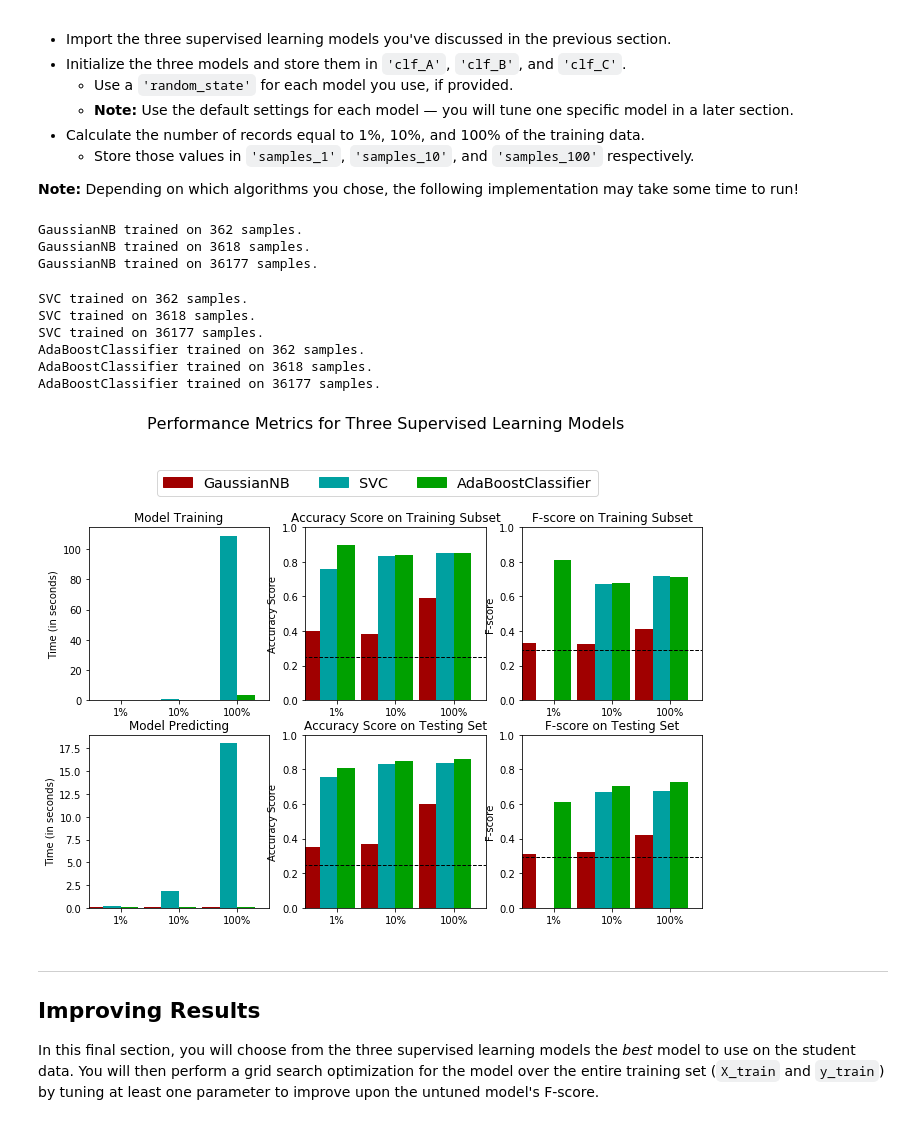
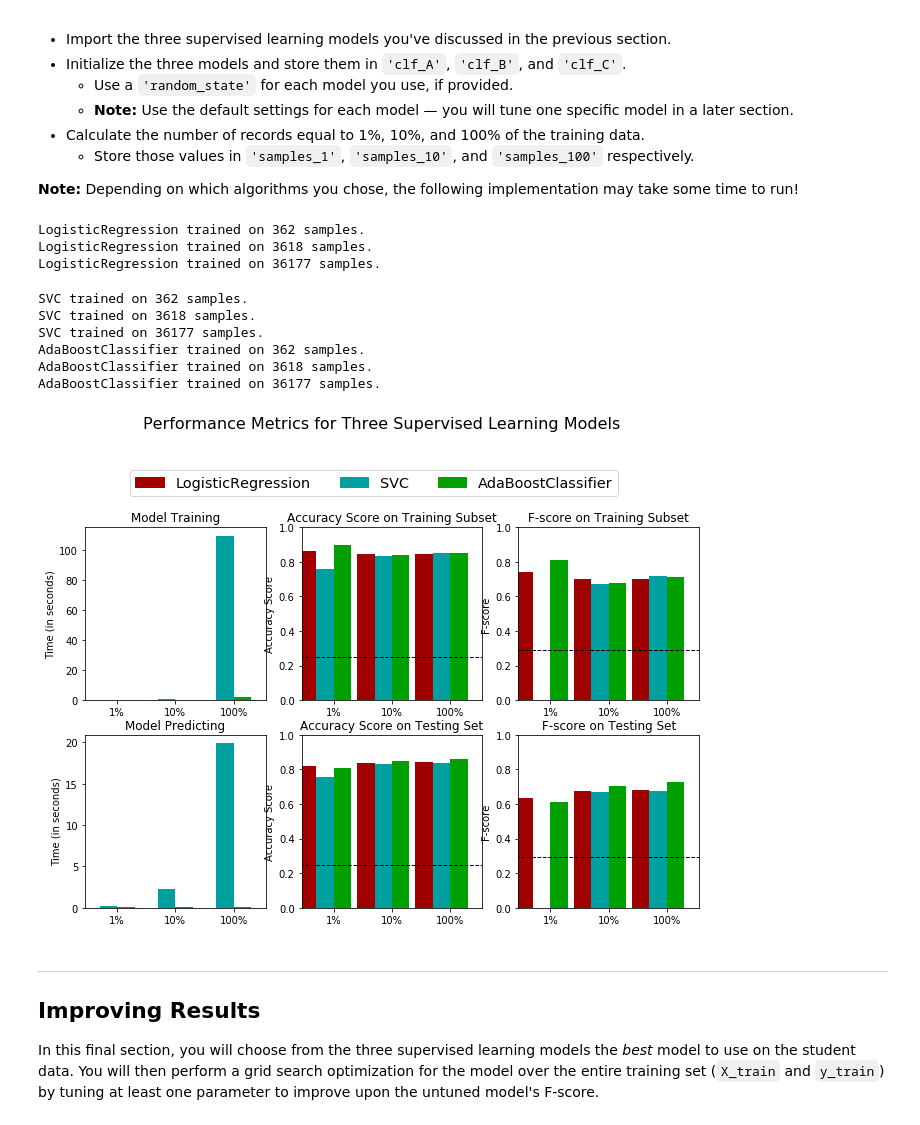
Before and after one commit to afobo/machine-learning, a Jupyter notebook: projects/finding_donors/finding_donors.ipynb, the cells around one changed output. Drawn from its saved outputs; the diff is of its cells as text; code cells hidden in the pictures.

```diff
--- a/projects/finding_donors/finding_donors.ipynb
+++ b/projects/finding_donors/finding_donors.ipynb
@@ -378,44 +411,45 @@ In the code cell, you will need to implement the following:
 # %%
 # TODO: Import the three supervised learning models from sklearn
 from sklearn.naive_bayes import GaussianNB
+from sklearn.linear_model import LogisticRegression
 from sklearn.svm import SVC
 from sklearn.ensemble import AdaBoostClassifier
 
 # TODO: Initialize the three models
-clf_A = GaussianNB()
-clf_B = SVC(random_state=42)
+clf_A = LogisticRegression(random_state=42)
+clf_B = SVC(kernel='rbf', random_state=42)
 clf_C = AdaBoostClassifier(random_state=42)
 
 # TODO: Calculate the number of samples for 1%, 10%, and 100% of the training data
 # HINT: samples_100 is the entire training set i.e. len(y_train)
 # HINT: samples_10 is 10% of samples_100 (ensure to set the count of the values to be `int` and not `float`)
 # HINT: samples_1 is 1% of samples_100 (ensure to set the count of the values to be `int` and not `float`)
 samples_100 = len(y_train)
 samples_10 = int(round(len(y_train)/10))
 samples_1 = int(round(len(y_train)/100))
 
 # Collect results on the learners
 results = {}
 for clf in [clf_A, clf_B, clf_C]:
     clf_name = clf.__class__.__name__
     results[clf_name] = {}
     for i, samples in enumerate([samples_1, samples_10, samples_100]):
         results[clf_name][i] = \
         train_predict(clf, samples, X_train, y_train, X_test, y_test)
 
 # Run metrics visualization for the three supervised learning models chosen
 vs.evaluate(results, accuracy, fscore)
 # %% [output]
-GaussianNB trained on 362 samples.
-GaussianNB trained on 3618 samples.
-GaussianNB trained on 36177 samples.
+LogisticRegression trained on 362 samples.
+LogisticRegression trained on 3618 samples.
+LogisticRegression trained on 36177 samples.
 SVC trained on 362 samples.
 SVC trained on 3618 samples.
 SVC trained on 36177 samples.
 AdaBoostClassifier trained on 362 samples.
 AdaBoostClassifier trained on 3618 samples.
 AdaBoostClassifier trained on 36177 samples.
-[figure, old version]
+[figure, new version]
 # %% [markdown]
 ----
 ## Improving Results
```
Also changed, not shown: parts of 2 cells of this notebook.
